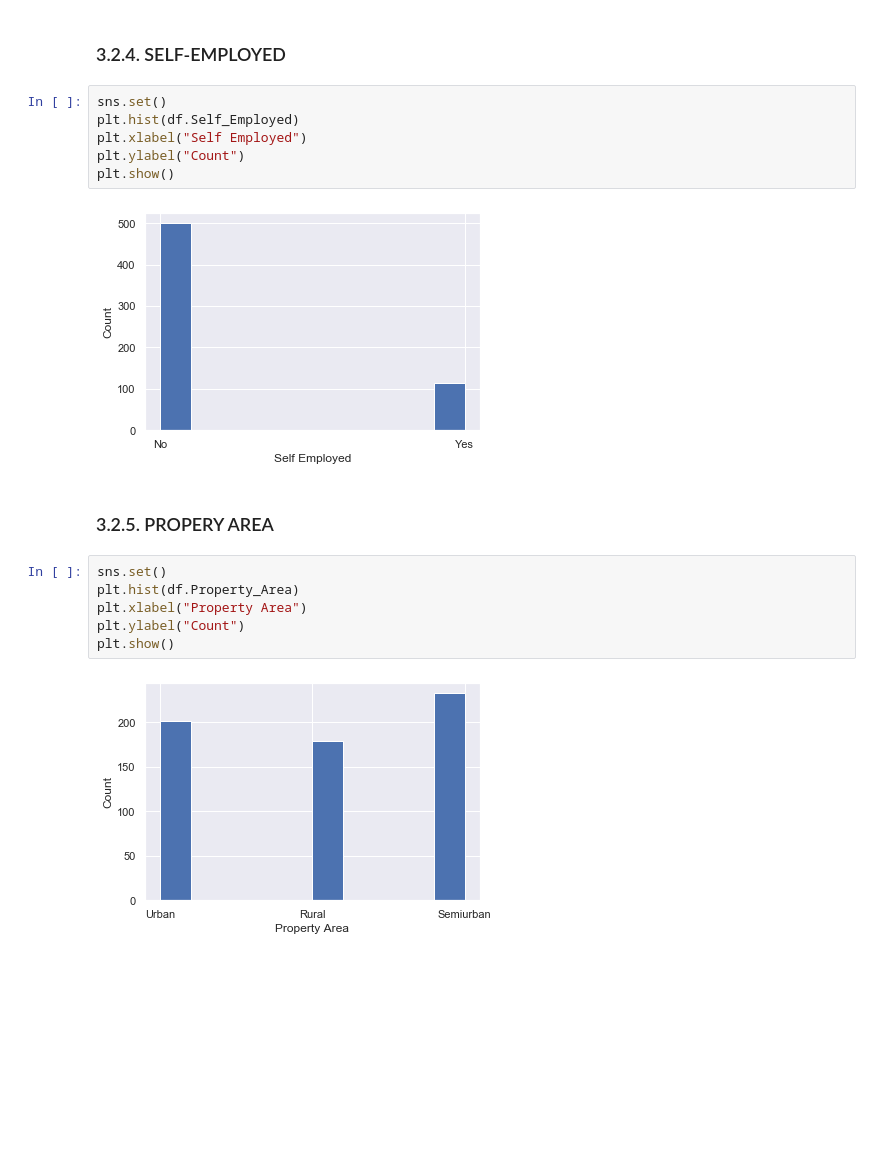
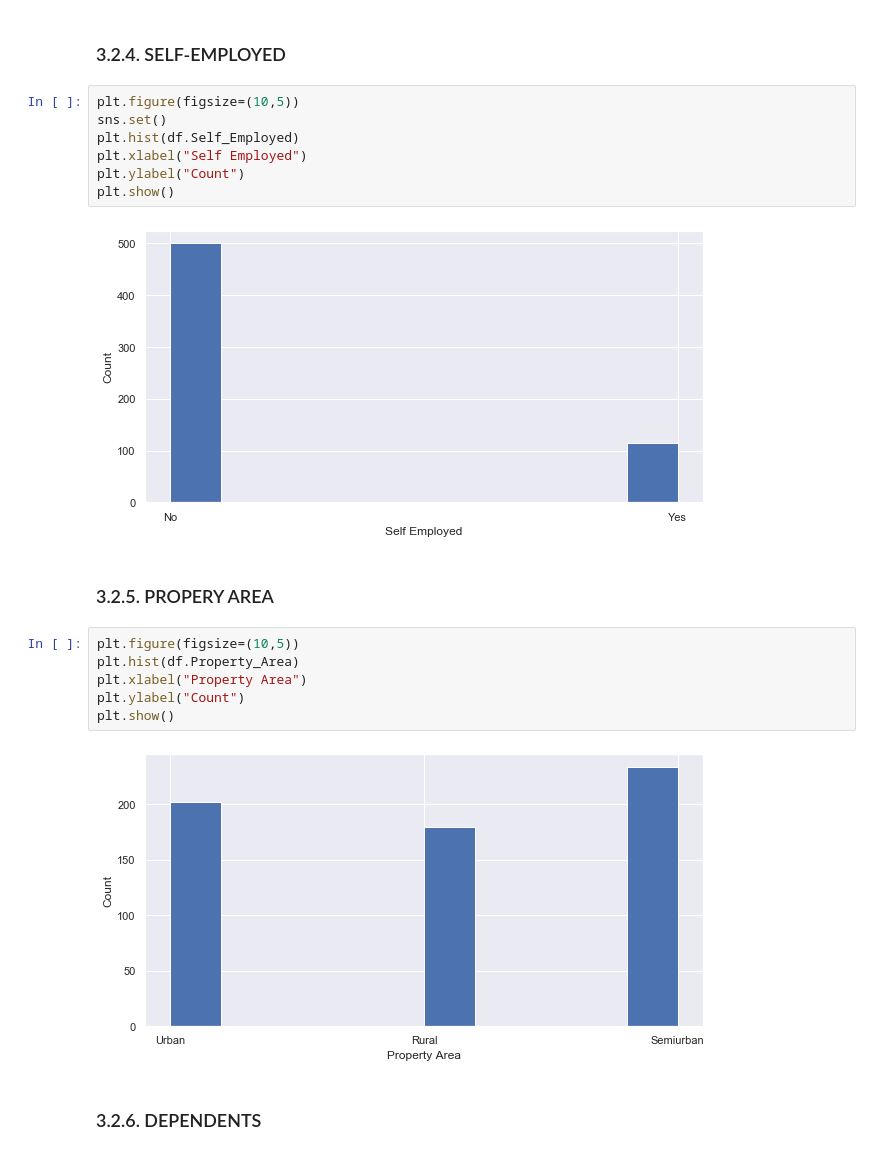
Before and after one commit to AngelMthimunye/Bank_Loan_Qualifier_App, a Jupyter notebook: Bank_Loan.ipynb, the cells around one changed output. Saved outputs shown, nothing was run; the diff lists cells and outputs as text; blank space fills up the shorter version.

```diff
--- a/Bank_Loan.ipynb
+++ b/Bank_Loan.ipynb
@@ -278,20 +265,23 @@ plt.show()
 # %% [markdown]
 ### 3.2.4. SELF-EMPLOYED
 # %%
+plt.figure(figsize=(10,5))
 sns.set()
 plt.hist(df.Self_Employed)
 plt.xlabel("Self Employed")
 plt.ylabel("Count")
 plt.show()
 # %% [output]
-[figure, old version]
+[figure, new version]
 # %% [markdown]
 ### 3.2.5. PROPERY AREA
 # %%
-sns.set()
+plt.figure(figsize=(10,5))
 plt.hist(df.Property_Area)
 plt.xlabel("Property Area")
 plt.ylabel("Count")
 plt.show()
 # %% [output]
-[figure, old version]
+[figure, new version]
+# %% [markdown]
+### 3.2.6. DEPENDENTS
```
Also changed, not shown: parts of 15 cells of this notebook.
